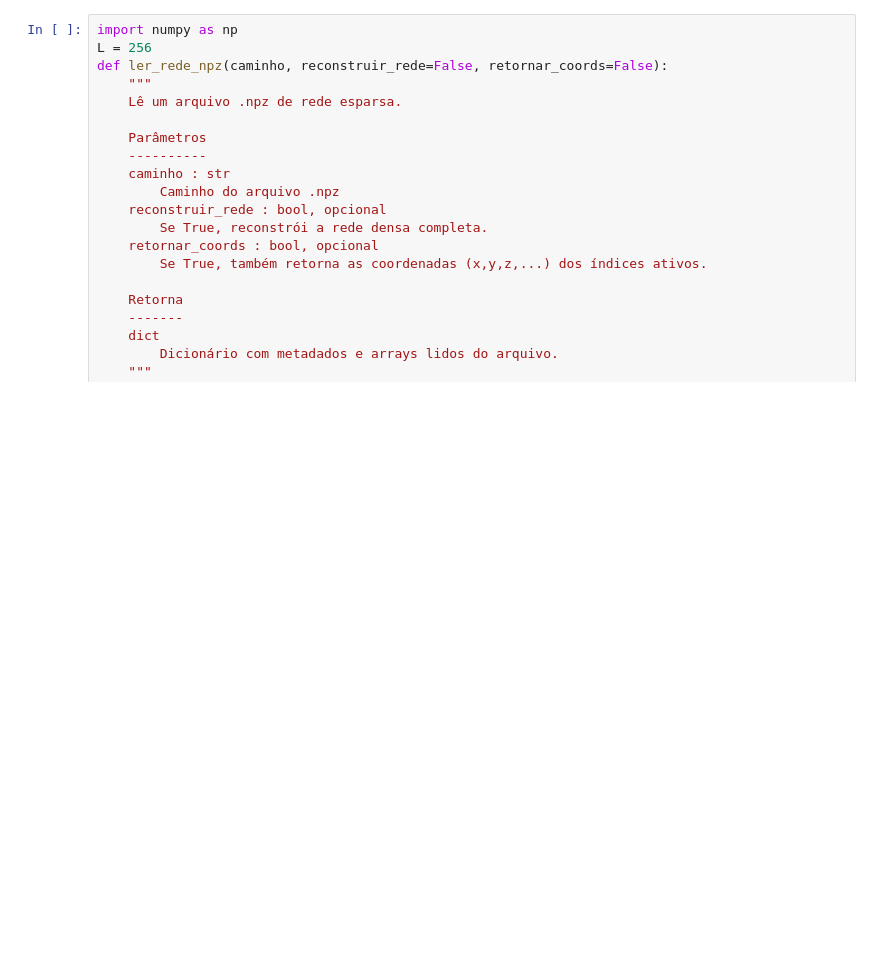
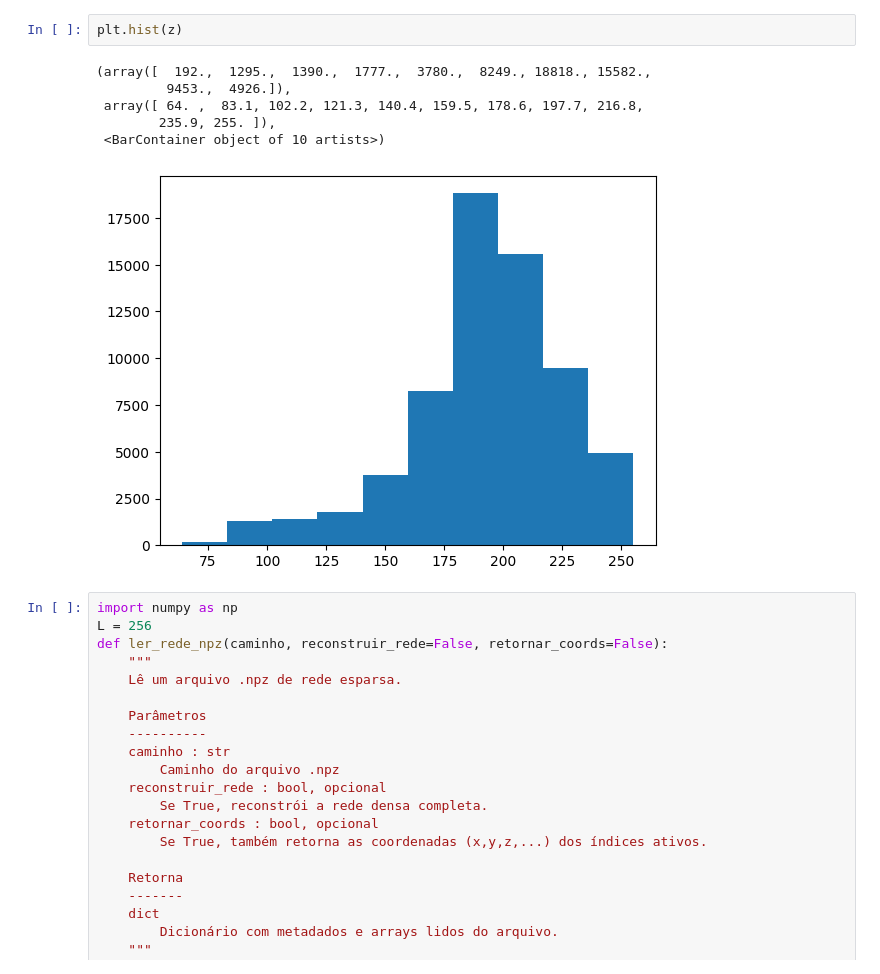
Before and after one commit to JuniorAlencar/self_organization_percolation, a Jupyter notebook: jupyter/Tests_Equilibration.ipynb, the cells around one changed output. Saved outputs shown, nothing was run; the diff lists cells and outputs as text; blank space fills up the shorter version.

```diff
--- a/jupyter/Tests_Equilibration.ipynb
+++ b/jupyter/Tests_Equilibration.ipynb
@@ -64,3 +231,12 @@ plt.show()
+# %%
+plt.hist(z)
+# %% [output]
+(array([  192.,  1295.,  1390.,  1777.,  3780.,  8249., 18818., 15582.,
+         9453.,  4926.]),
+ array([ 64. ,  83.1, 102.2, 121.3, 140.4, 159.5, 178.6, 197.7, 216.8,
+        235.9, 255. ]),
+ <BarContainer object of 10 artists>)
+[figure, added]
 # %%
 import numpy as np
 L = 256
```
Also changed, not shown: parts of 6 cells of this notebook, 17 other files.
